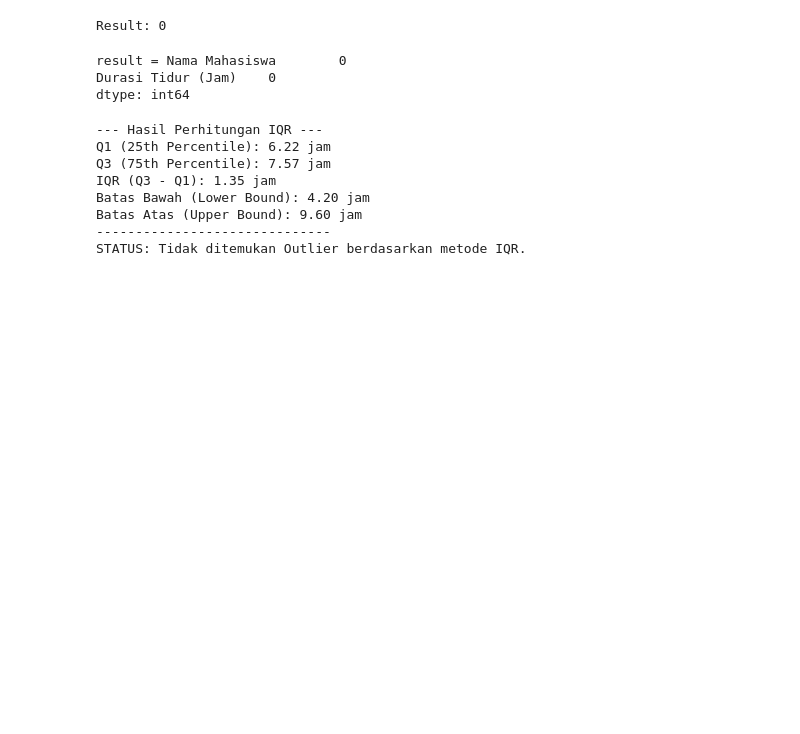
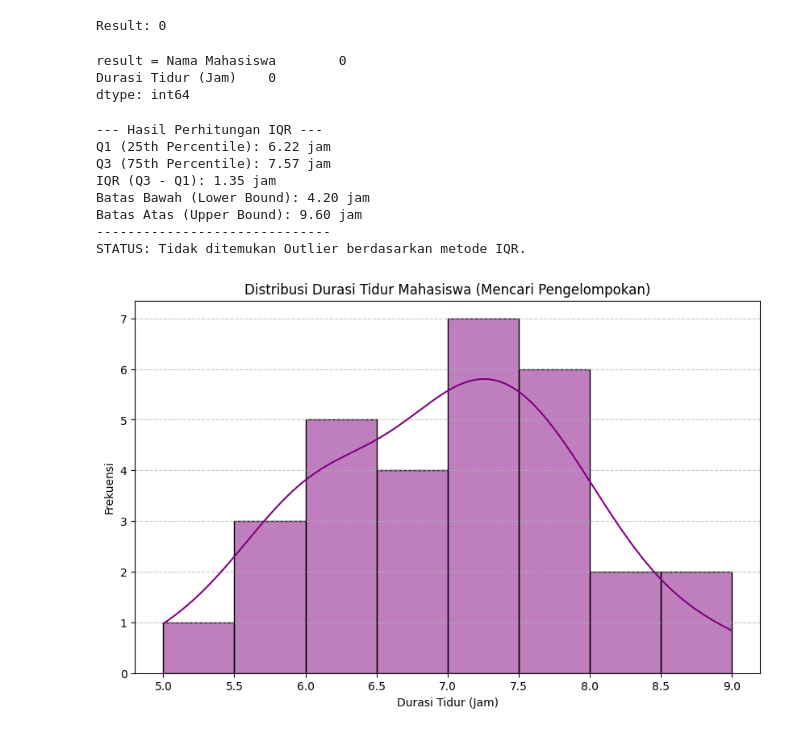
Before and after one commit to Oenm176/sleep-pattern-analysis, a Jupyter notebook: data_cleasing.ipynb, the cells around one changed output. Saved outputs shown, nothing was run; the diff lists cells and outputs as text; code cells hidden in the pictures; blank space fills up the shorter version.

Commit message:
feat: Add initial histograms for bin-width experimentation

```diff
--- a/data_cleasing.ipynb
+++ b/data_cleasing.ipynb
@@ -70,3 +70,19 @@ Batas Bawah (Lower Bound): 4.20 jam
 Batas Atas (Upper Bound): 9.60 jam
 ------------------------------
 STATUS: Tidak ditemukan Outlier berdasarkan metode IQR.
+# %%
+plt.figure(figsize=(10, 6))
+
+# Plot distribusi dengan Histogram (bar) dan Density Plot (garis halus)
+sns.histplot(dataset['Durasi Tidur (Jam)'], kde=True, binwidth=0.5, color='purple')
+
+# Tambahkan label dan judul
+plt.title('Distribusi Durasi Tidur Mahasiswa (Mencari Pengelompokan)')
+plt.xlabel('Durasi Tidur (Jam)')
+plt.ylabel('Frekuensi')
+
+plt.grid(axis='y', linestyle='--', alpha=0.7)
+plt.show()
+plt.close()
+# %% [output]
+[figure, added]
```
Also changed, not shown: parts of 1 cell of this notebook.
